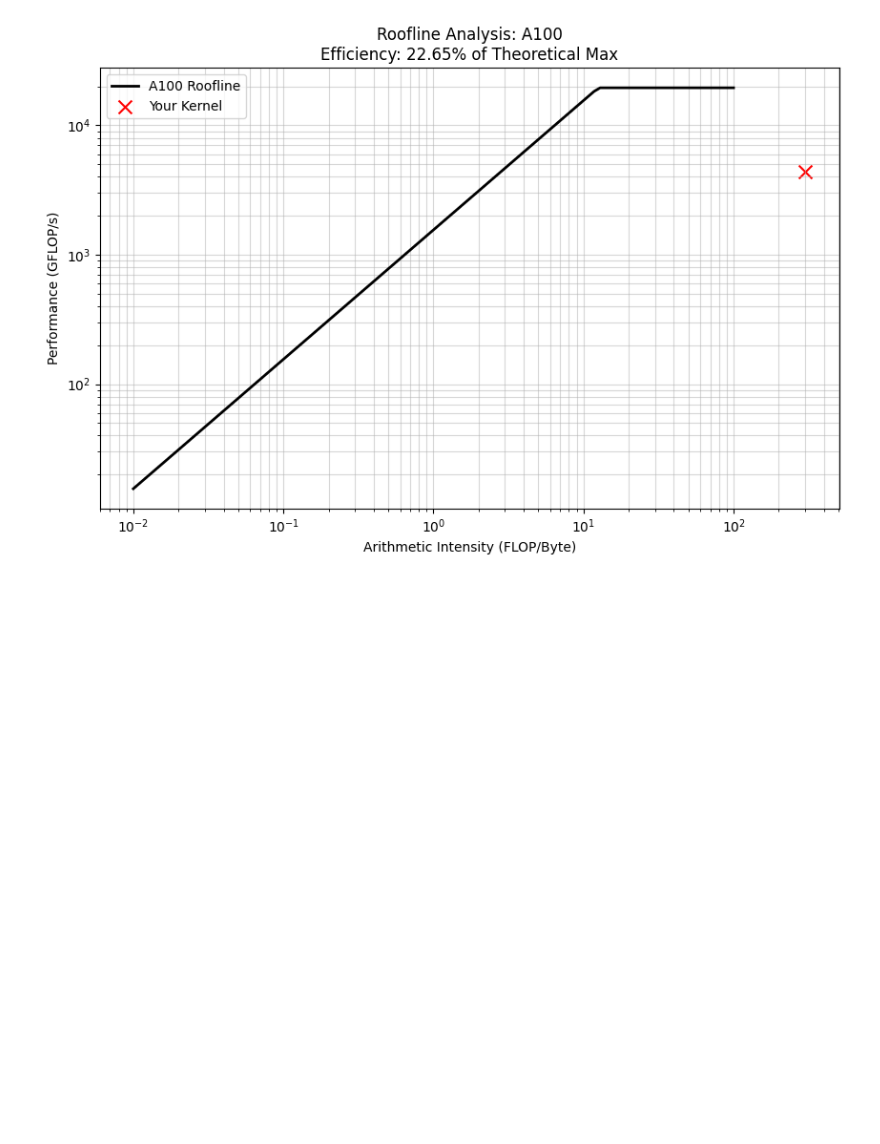
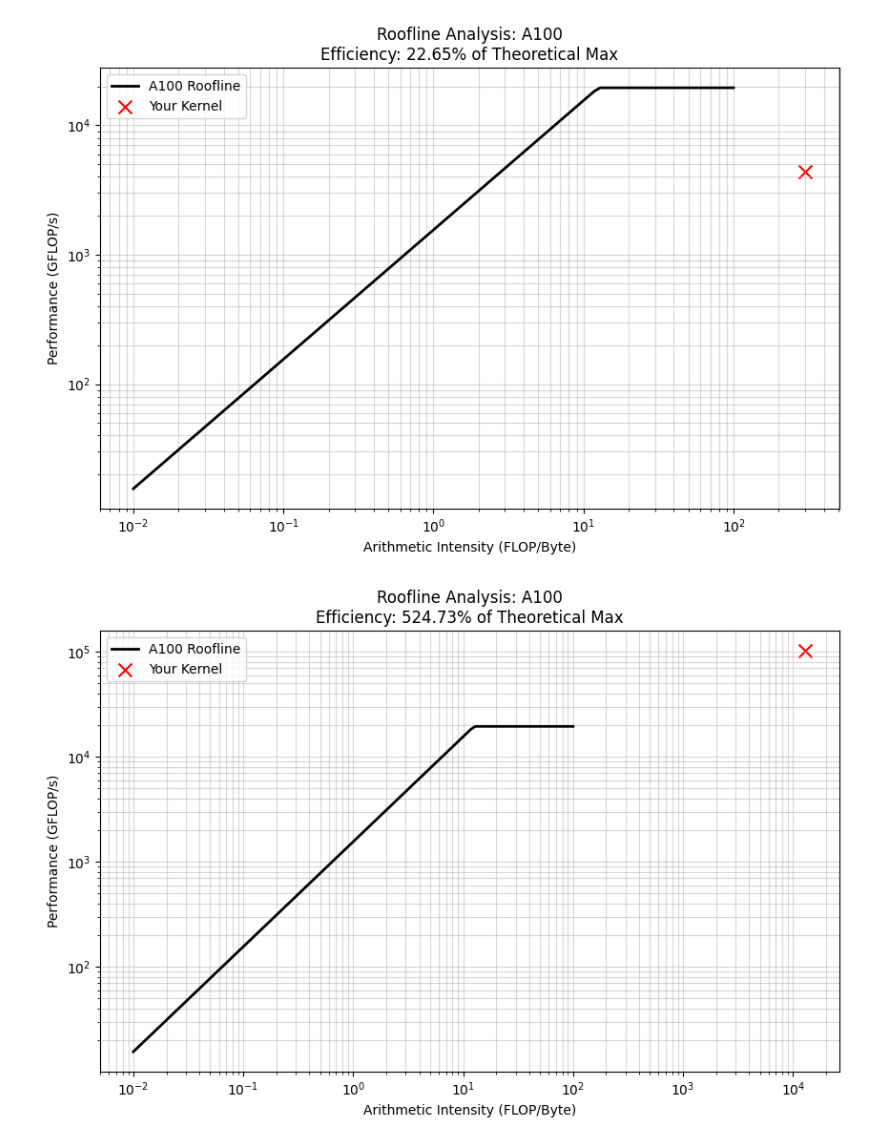
Before and after one commit to ayush-os/roofline-fun, a Jupyter notebook: roofline-gen.ipynb, the cells around one changed output. Saved outputs shown, nothing was run; the diff lists cells and outputs as text; code cells hidden in the pictures; blank space fills up the shorter version.

```diff
--- a/roofline-gen.ipynb
+++ b/roofline-gen.ipynb
@@ -9,8 +9,9 @@ import numpy as np
 # --- CONFIGURATION: Theoretical Peaks (SXM5 Variants) ---
 # Values approximate for A100 (40GB) and H100 (80GB)
 gpu_configs = {
-    'A100': {'peak_flops': 19500, 'peak_bw': 1555}, # FP32 GFLOPS, GB/s
-    'H100': {'peak_flops': 67000, 'peak_bw': 3350}  # FP32 GFLOPS, TB/s
+    'A100_FP32': {'peak_flops': 19500, 'peak_bw': 1935},   # Standard CUDA Cores
+    'A100_TF32': {'peak_flops': 156000, 'peak_bw': 1935},  # TF32 Tensor Cores
+    'A100_FP16': {'peak_flops': 312000, 'peak_bw': 1935}   # FP16 Tensor Cores
 }
 
 def plot_roofline(gpu_name, kernel_flops, kernel_bytes, kernel_time_ns):
@@ -74,3 +75,13 @@ plot_roofline(
 )
 # %% [output]
 [figure]
+# %%
+# tensorCoreGEMM (A100)
+plot_roofline(
+    gpu_name='A100',
+    kernel_flops=17179869184,
+    kernel_bytes=1.32e6,
+    kernel_time_ns=167900
+)
+# %% [output]
+[figure, added]
```
